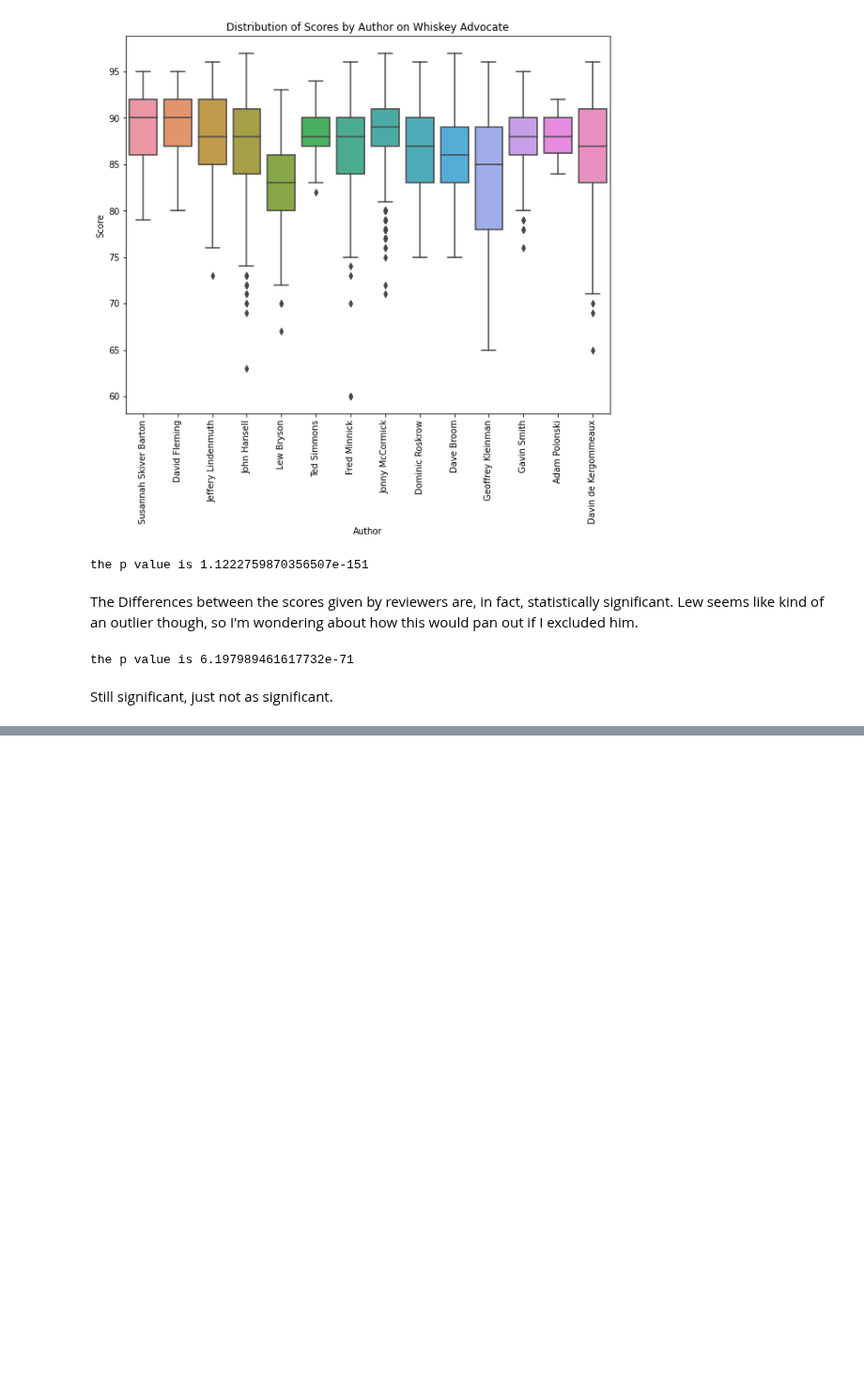
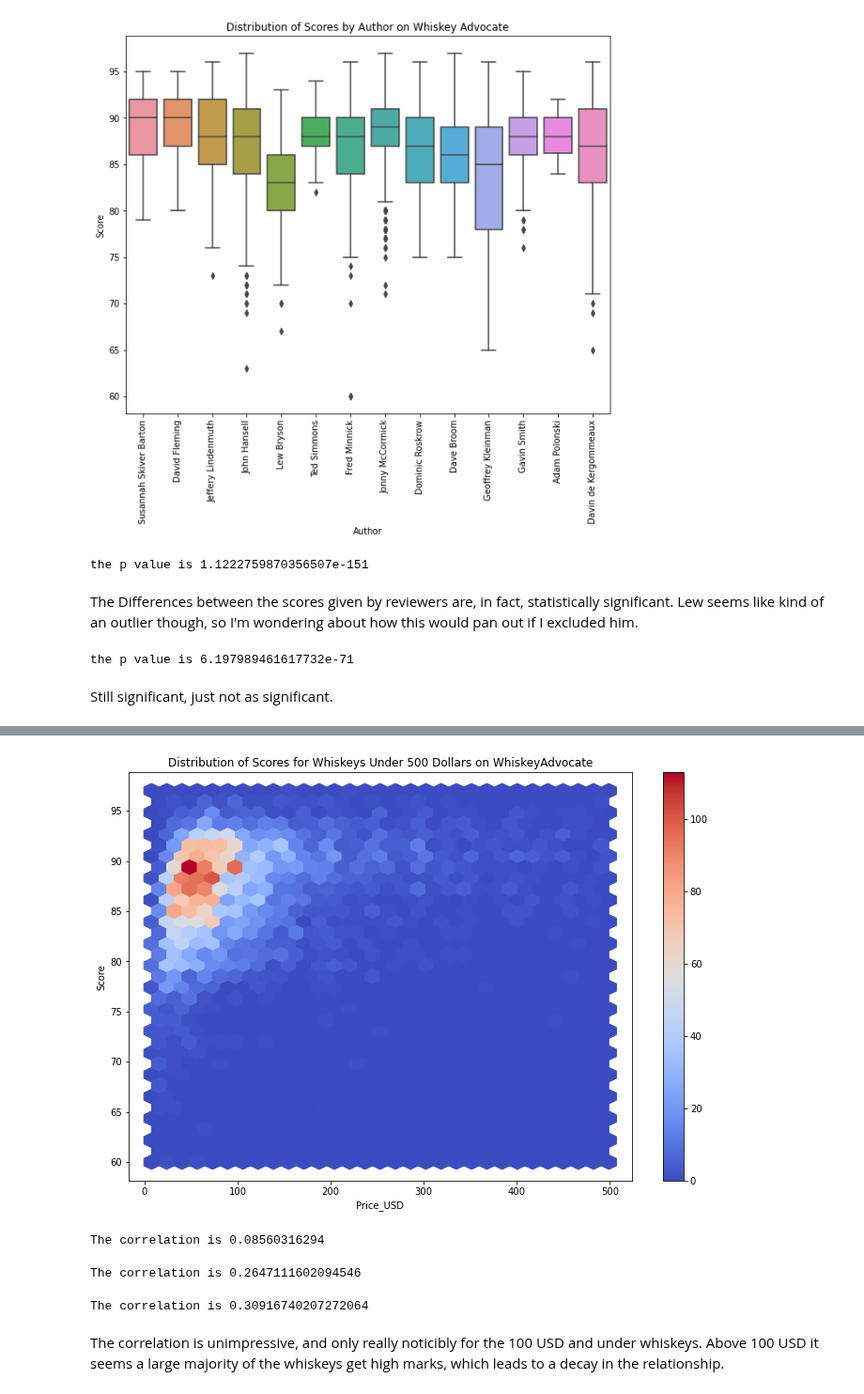
Before and after one commit to gspahlin/WhiskyAdvocate_ETL, a Jupyter notebook: whiskey_explore_and_clean.ipynb, the cells around one changed output, grey strips where cells are left out. Shown at 94% size. Saved outputs shown, nothing was run; the diff lists cells and outputs as text; code cells hidden in the pictures; blank space fills up the shorter version.

```diff
--- a/whiskey_explore_and_clean.ipynb
+++ b/whiskey_explore_and_clean.ipynb
@@ -268,0 +282,39 @@ Still significant, just not as significant.
+# %%
+#kde plot for this was not very good, so Ima try hexbin for less expensive whiskeys
+
+w_cheap = wpdf[wpdf['Price_USD'] < 500]
+
+w_cheap.plot.hexbin(x = 'Price_USD', y = 'Score', gridsize = 30, cmap = 'coolwarm', sharex = False, figsize = (12, 8))
+
+plt.title('Distribution of Scores for Whiskeys Under 500 Dollars on WhiskeyAdvocate')
+
+plt.show()
+# %% [output]
+[figure, added]
+# %%
+#how correlated are price and score in all whiskeys?
+
+r_full = st.pearsonr(wpdf['Price_USD'], wpdf['Score'])
+
+print(f'The correlation is {r_full[0]}')
+# %% [output]
+The correlation is 0.08560316294
+# %%
+#how correlated are they for whiskeys under $500?
+
+r_cheap = st.pearsonr(w_cheap['Price_USD'], w_cheap['Score'])
+
+print(f'The correlation is {r_cheap[0]}')
+# %% [output]
+The correlation is 0.2647111602094546
+# %%
+#how about 100 or less?
+w_ex_cheap = wpdf[wpdf['Price_USD'] <= 100]
+
+r_ex_cheap = st.pearsonr(w_ex_cheap['Price_USD'], w_ex_cheap['Score'])
+
+print(f'The correlation is {r_ex_cheap[0]}')
+# %% [output]
+The correlation is 0.30916740207272064
+# %% [markdown]
+The correlation is unimpressive, and only really noticibly for the 100 USD and under whiskeys. Above 100 USD it seems a large majority of the whiskeys get high marks, which leads to a decay in the relationship.
```
Also changed, not shown: parts of 1 cell of this notebook.
